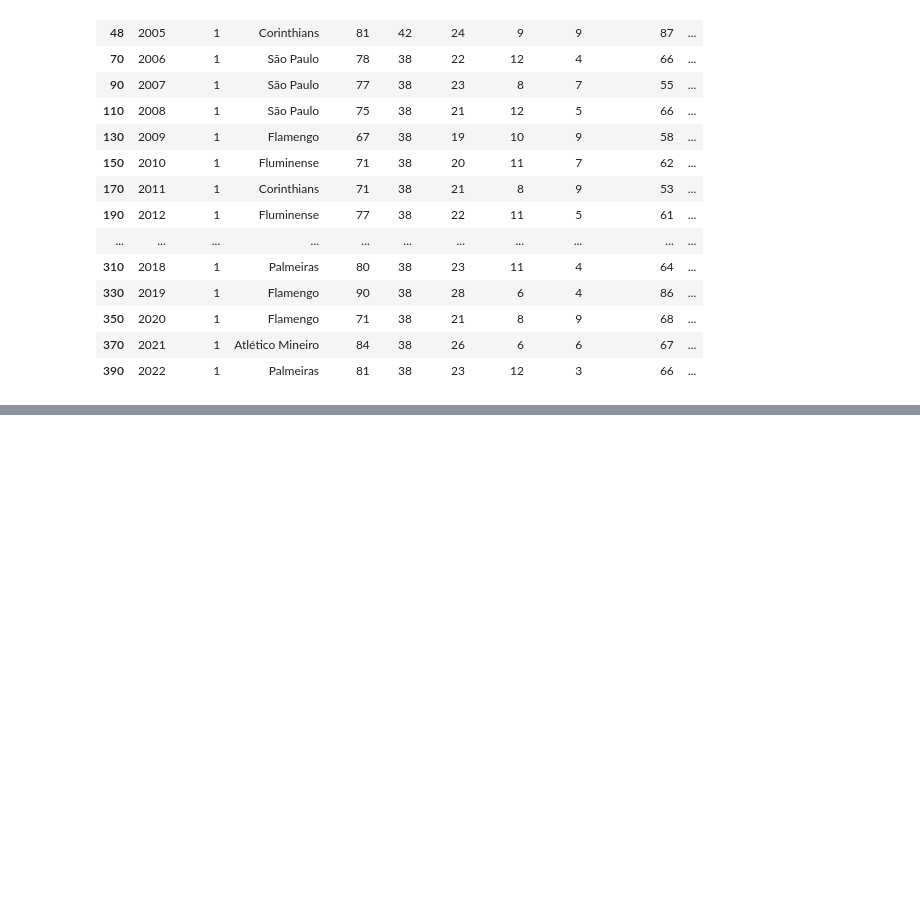
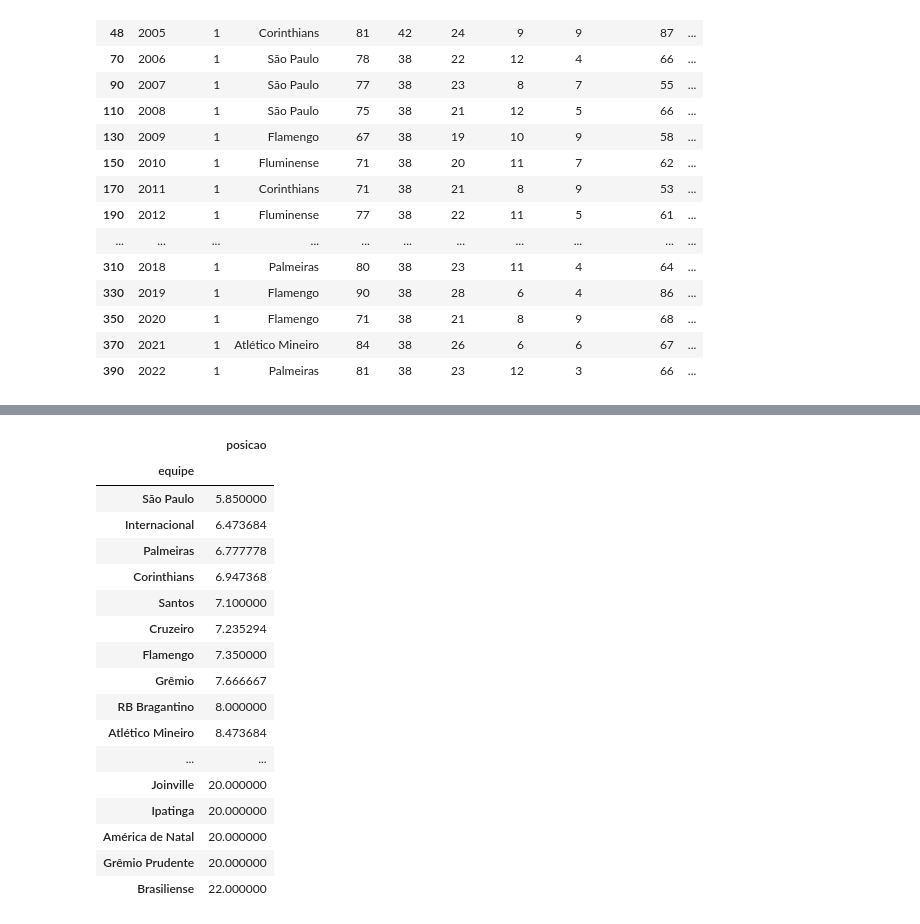
Before and after one commit to thiagooliveirt/Campeonato-Brasileiro-2003-a-2022, a Jupyter notebook: brasileirao.ipynb, the cells around one changed output, grey strips where cells are left out. Saved outputs shown, nothing was run; the diff lists cells and outputs as text; code cells hidden in the pictures; blank space fills up the shorter version.

```diff
--- a/brasileirao.ipynb
+++ b/brasileirao.ipynb
@@ -330,0 +364,22 @@ campeoes
+# %%
+equipes_consistentes = pd.DataFrame(brasileirao.groupby('equipe')['posicao'].mean().sort_values())
+equipes_consistentes
+# %% [output]
+|  | posicao |
+| equipe |  |
+| São Paulo | 5.850000 |
+| Internacional | 6.473684 |
+| Palmeiras | 6.777778 |
+| Corinthians | 6.947368 |
+| Santos | 7.100000 |
+| Cruzeiro | 7.235294 |
+| Flamengo | 7.350000 |
+| Grêmio | 7.666667 |
+| RB Bragantino | 8.000000 |
+| Atlético Mineiro | 8.473684 |
+| ... | ... |
+| Joinville | 20.000000 |
+| Ipatinga | 20.000000 |
+| América de Natal | 20.000000 |
+| Grêmio Prudente | 20.000000 |
+| Brasiliense | 22.000000 |
```
Also changed, not shown: parts of 4 cells of this notebook.
